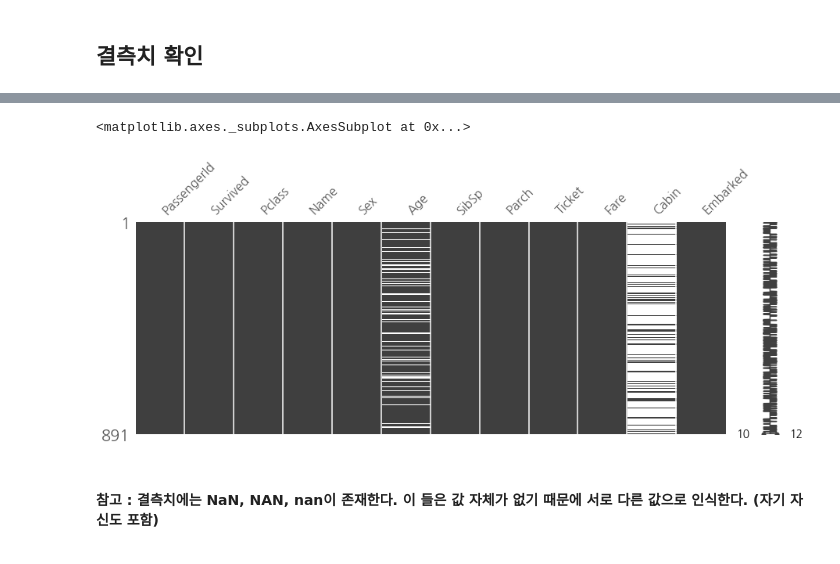
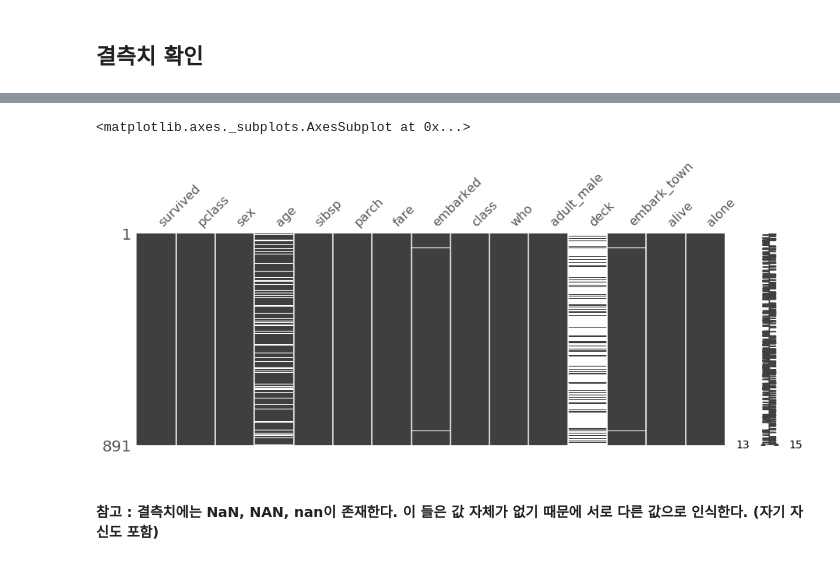
Before and after one commit to yahwang/Data-Processing-With-Pandas-Note, a Jupyter notebook: null_value.ipynb, the cells around one changed output, grey strips where cells are left out. Cells and saved outputs as stored; diff of their text form; code cells hidden in the pictures.

```diff
--- a/null_value.ipynb
+++ b/null_value.ipynb
@@ -6,13 +6,12 @@ import matplotlib as mpl
 import matplotlib.pyplot as plt
 
 %matplotlib inline
-pd.options.display.max_rows = 10
+pd.options.display.max_rows = 15
 plt.style.use("ggplot")
 mpl.rcParams["axes.unicode_minus"] = False
 plt.rcParams["font.size"] = 12
-plt.rcParams["font.family"] = 'NanumGothic'
 
-train = pd.read_csv('/home/yahwang/elice/titanic_train.csv')
+titanic = sns.load_dataset('titanic')
 # %% [markdown]
 ## 결측치의 종류
 # %% [markdown]
@@ -41,10 +58,10 @@ Length: 12, dtype: int64
 # %%
 # missingno 모듈을 통해 시각화
 import missingno as msno
-msno.matrix(train, figsize=(15,5))
+msno.matrix(titanic, figsize=(15,5))
 # %% [output]
 <matplotlib.axes._subplots.AxesSubplot at 0x...>
-[figure, old version]
+[figure, new version]
 # %% [markdown]
 #### 참고 : 결측치에는 NaN, NAN, nan이 존재한다. 이 들은 값 자체가 없기 때문에 서로 다른 값으로 인식한다. (자기 자신도 포함)
 # %%
```
Also changed, not shown: parts of 15 cells of this notebook.
